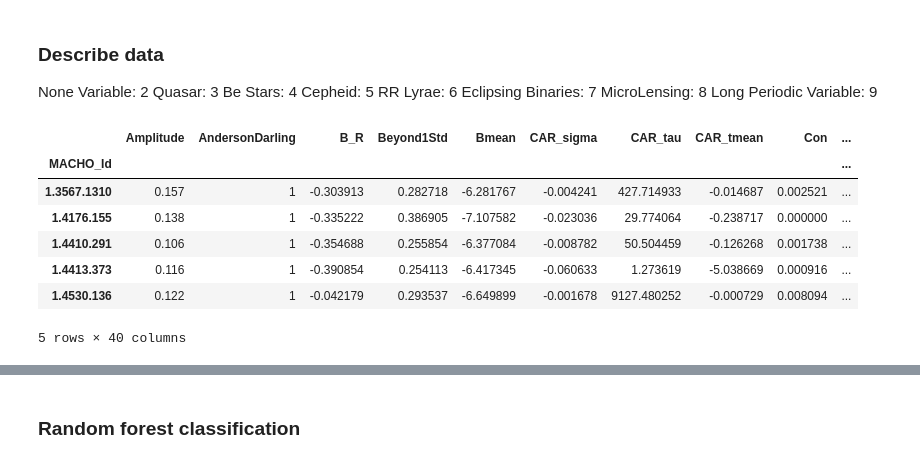
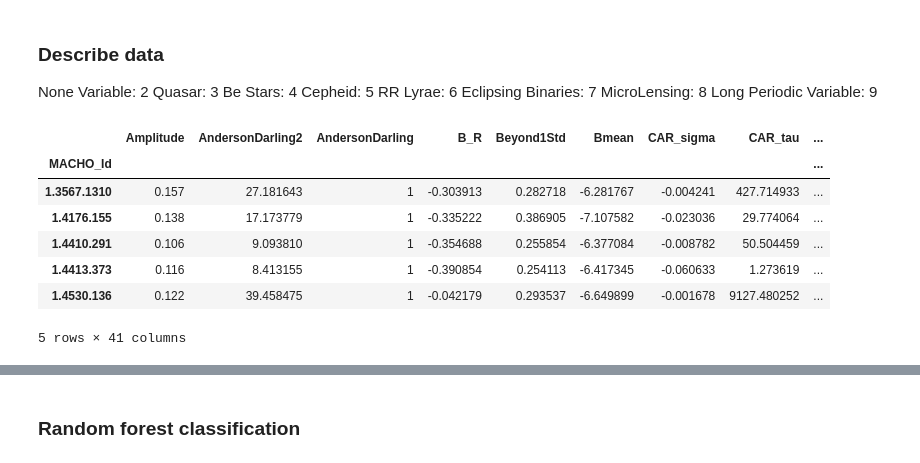
Before and after one commit to isadoranun/time-series-feats, a Jupyter notebook: classification.ipynb, the cells around one changed output, grey strips where cells are left out. Saved outputs shown, nothing was run; the diff lists cells and outputs as text; code cells hidden in the pictures.

```diff
--- a/classification.ipynb
+++ b/classification.ipynb
@@ -24,19 +24,19 @@ Eclipsing Binaries: 7
 MicroLensing: 8
 Long Periodic Variable: 9
 # %%
-data = pd.read_csv('New_training_etaBR.csv',index_col=0)
+data = pd.read_csv('New_training_slotted.csv',index_col=0)
 data = data.replace([np.inf, -np.inf], np.nan)
 data = data.dropna()
 data.head()
 # %% [output]
-|  | Amplitude | AndersonDarling | B_R | Beyond1Std | Bmean | CAR_sigma | CAR_tau | CAR_tmean | Con | ... |
-| MACHO_Id |  |  |  |  |  |  |  |  |  | ... |
-| 1.3567.1310 | 0.157 | 1 | -0.303913 | 0.282718 | -6.281767 | -0.004241 | 427.714933 | -0.014687 | 0.002521 | ... |
-| 1.4176.155 | 0.138 | 1 | -0.335222 | 0.386905 | -7.107582 | -0.023036 | 29.774064 | -0.238717 | 0.000000 | ... |
-| 1.4410.291 | 0.106 | 1 | -0.354688 | 0.255854 | -6.377084 | -0.008782 | 50.504459 | -0.126268 | 0.001738 | ... |
-| 1.4413.373 | 0.116 | 1 | -0.390854 | 0.254113 | -6.417345 | -0.060633 | 1.273619 | -5.038669 | 0.000916 | ... |
-| 1.4530.136 | 0.122 | 1 | -0.042179 | 0.293537 | -6.649899 | -0.001678 | 9127.480252 | -0.000729 | 0.008094 | ... |
+|  | Amplitude | AndersonDarling2 | AndersonDarling | B_R | Beyond1Std | Bmean | CAR_sigma | CAR_tau | ... |
+| MACHO_Id |  |  |  |  |  |  |  |  | ... |
+| 1.3567.1310 | 0.157 | 27.181643 | 1 | -0.303913 | 0.282718 | -6.281767 | -0.004241 | 427.714933 | ... |
+| 1.4176.155 | 0.138 | 17.173779 | 1 | -0.335222 | 0.386905 | -7.107582 | -0.023036 | 29.774064 | ... |
+| 1.4410.291 | 0.106 | 9.093810 | 1 | -0.354688 | 0.255854 | -6.377084 | -0.008782 | 50.504459 | ... |
+| 1.4413.373 | 0.116 | 8.413155 | 1 | -0.390854 | 0.254113 | -6.417345 | -0.060633 | 1.273619 | ... |
+| 1.4530.136 | 0.122 | 39.458475 | 1 | -0.042179 | 0.293537 | -6.649899 | -0.001678 | 9127.480252 | ... |
-5 rows × 40 columns
+5 rows × 41 columns
 # %%
 features = data.columns[:-1]
 data[features].describe()
```
Also changed, not shown: parts of 8 cells of this notebook, 15 other files.
